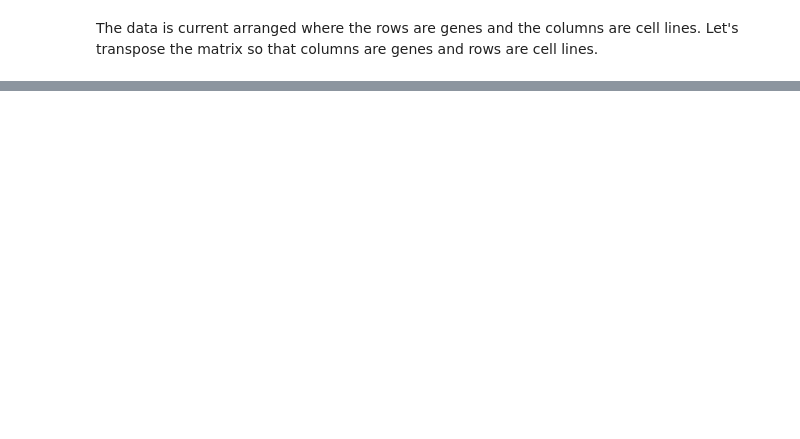
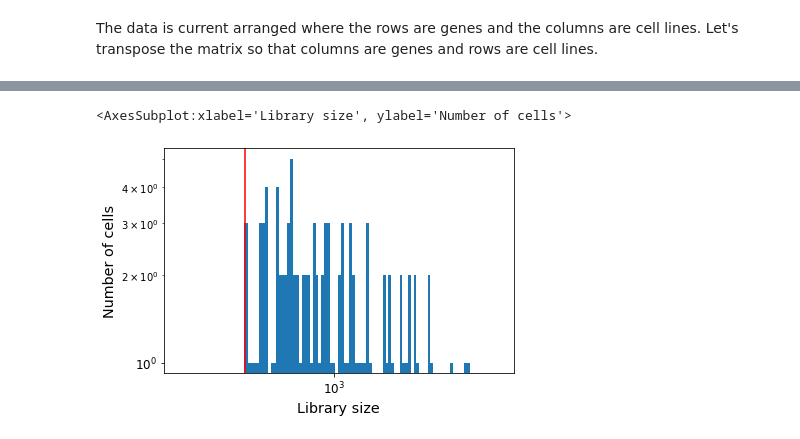
Before and after one commit to sriram-lab/single-cell-neutrophil-flux-analysis, a Jupyter notebook: src/python/phate.ipynb, the cells around one changed output, grey strips where cells are left out. Saved outputs shown, nothing was run; the diff lists cells and outputs as text; code cells hidden in the pictures; blank space fills up the shorter version.

```diff
--- a/src/python/phate.ipynb
+++ b/src/python/phate.ipynb
@@ -121,0 +123,8 @@ print(lung_mag.shape)
+# %%
+# be sure to uncomment this, unless your data is pre-filtered
+counts = scprep.filter.filter_library_size(counts, cutoff=500)
+scprep.plot.plot_library_size(data=counts,
+                              cutoff=500)
+# %% [output]
+<AxesSubplot:xlabel='Library size', ylabel='Number of cells'>
+[figure, added]
```
Also changed, not shown: parts of 54 cells of this notebook, 3 other files.
